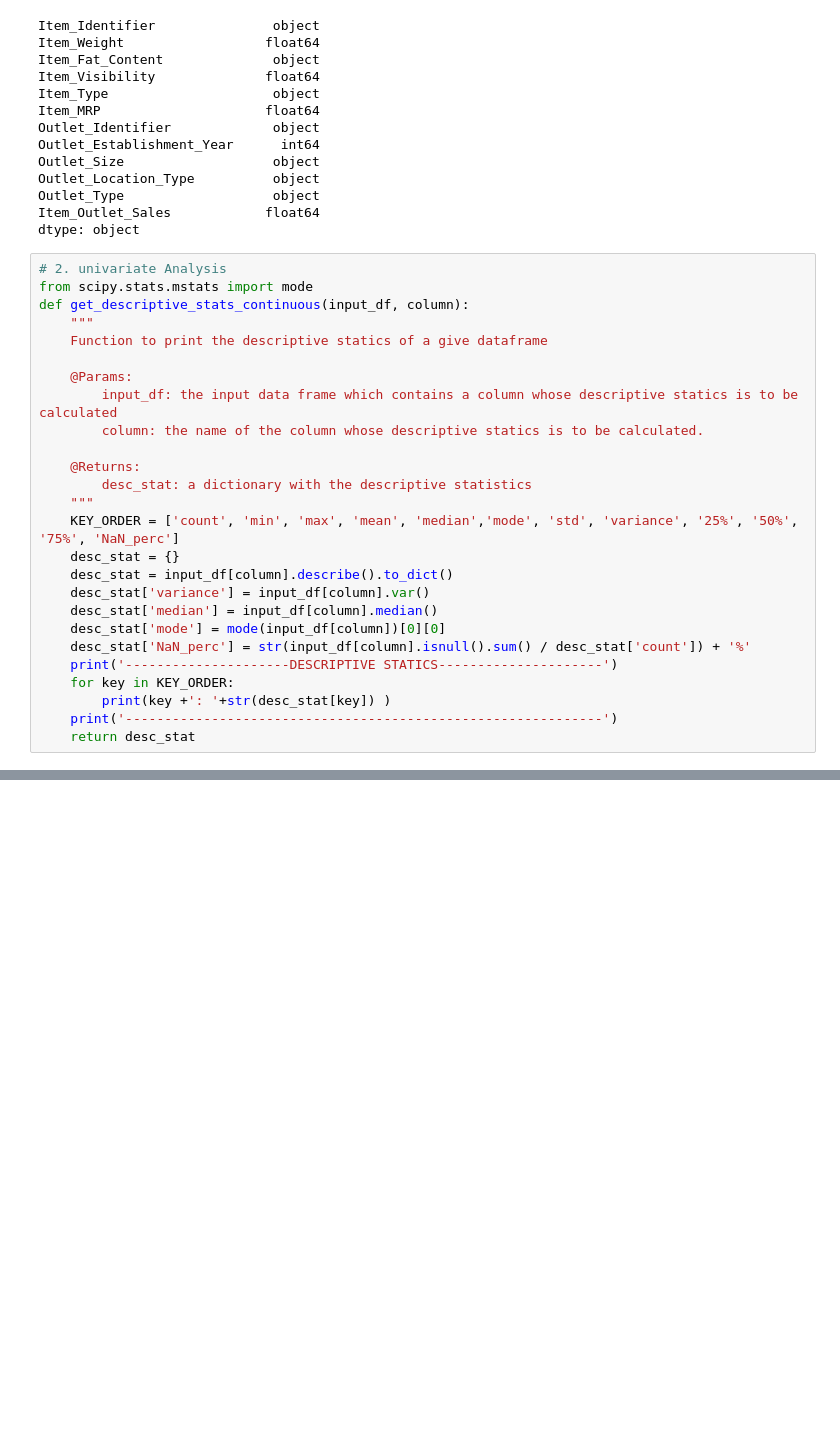
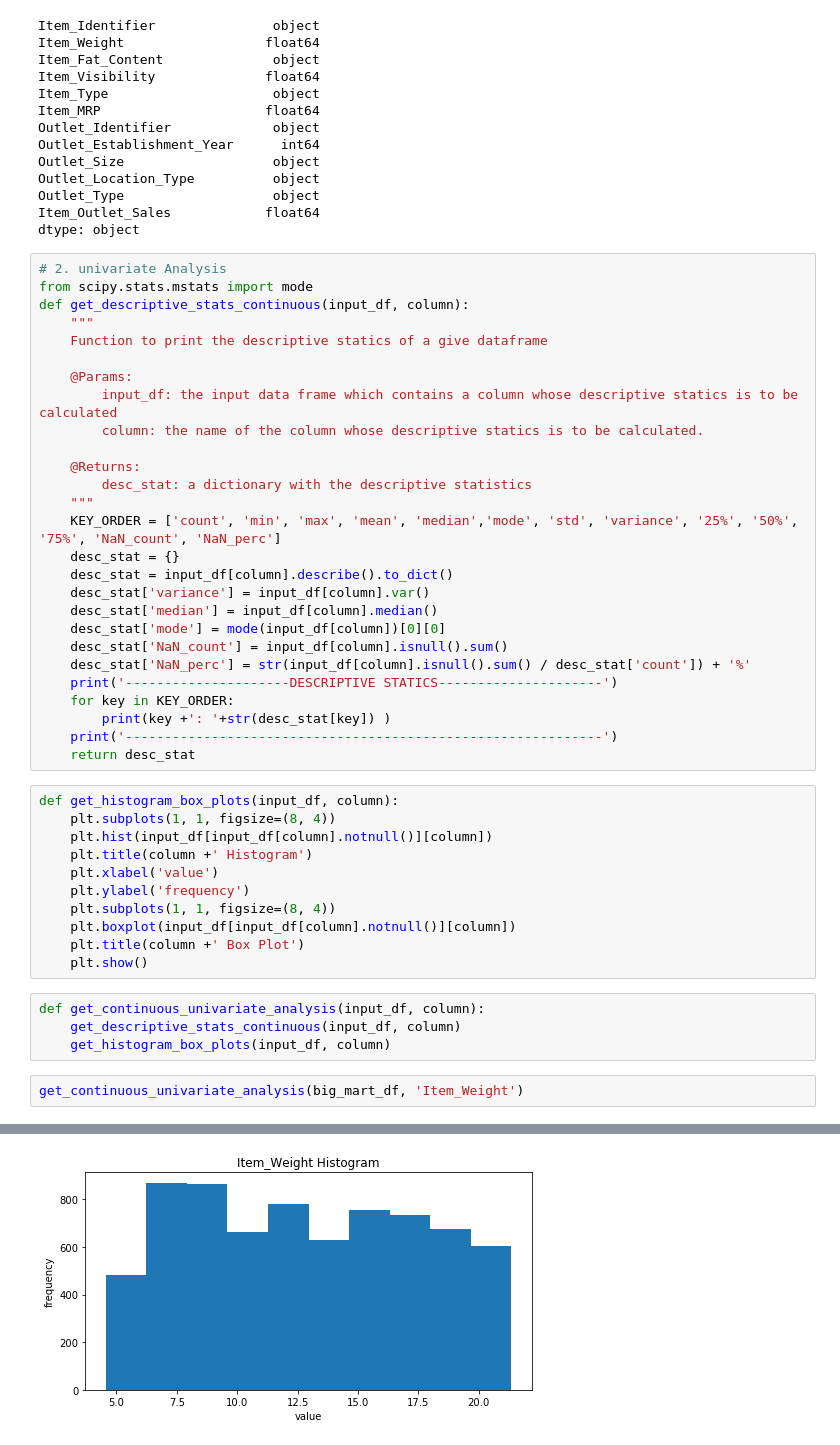
Before and after one commit to JosephKevin/sales_prediction, a Jupyter notebook: regression_prediction.ipynb, the cells around one changed output, grey strips where cells are left out. Saved outputs shown, nothing was run; the diff lists cells and outputs as text; blank space fills up the shorter version.

Commit message:
Added univariate analysis code

```diff
--- a/regression_prediction.ipynb
+++ b/regression_prediction.ipynb
@@ -64,15 +65,34 @@ def get_descriptive_stats_continuous(input_df, column):
     @Returns:
         desc_stat: a dictionary with the descriptive statistics
     """
-    KEY_ORDER = ['count', 'min', 'max', 'mean', 'median','mode', 'std', 'variance', '25%', '50%', '75%', 'NaN_perc']
+    KEY_ORDER = ['count', 'min', 'max', 'mean', 'median','mode', 'std', 'variance', '25%', '50%', '75%', 'NaN_count', 'NaN_perc']
     desc_stat = {}
     desc_stat = input_df[column].describe().to_dict()
     desc_stat['variance'] = input_df[column].var()
     desc_stat['median'] = input_df[column].median()
     desc_stat['mode'] = mode(input_df[column])[0][0]
+    desc_stat['NaN_count'] = input_df[column].isnull().sum()
     desc_stat['NaN_perc'] = str(input_df[column].isnull().sum() / desc_stat['count']) + '%'
     print('---------------------DESCRIPTIVE STATICS---------------------')
     for key in KEY_ORDER:
         print(key +': '+str(desc_stat[key]) )
     print('-------------------------------------------------------------')
     return desc_stat
+# %%
+def get_histogram_box_plots(input_df, column):
+    plt.subplots(1, 1, figsize=(8, 4))
+    plt.hist(input_df[input_df[column].notnull()][column])
+    plt.title(column +' Histogram')
+    plt.xlabel('value')
+    plt.ylabel('frequency')
+    plt.subplots(1, 1, figsize=(8, 4))
+    plt.boxplot(input_df[input_df[column].notnull()][column])
+    plt.title(column +' Box Plot')
+    plt.show()
+# %%
+def get_continuous_univariate_analysis(input_df, column):
+    get_descriptive_stats_continuous(input_df, column)
+    get_histogram_box_plots(input_df, column)
+# %%
+get_continuous_univariate_analysis(big_mart_df, 'Item_Weight')
+# %% [output]
@@ -78,0 +114 @@ def get_descriptive_stats_continuous(input_df, column):
+[figure, added]
```
Also changed, not shown: parts of 8 cells of this notebook.
